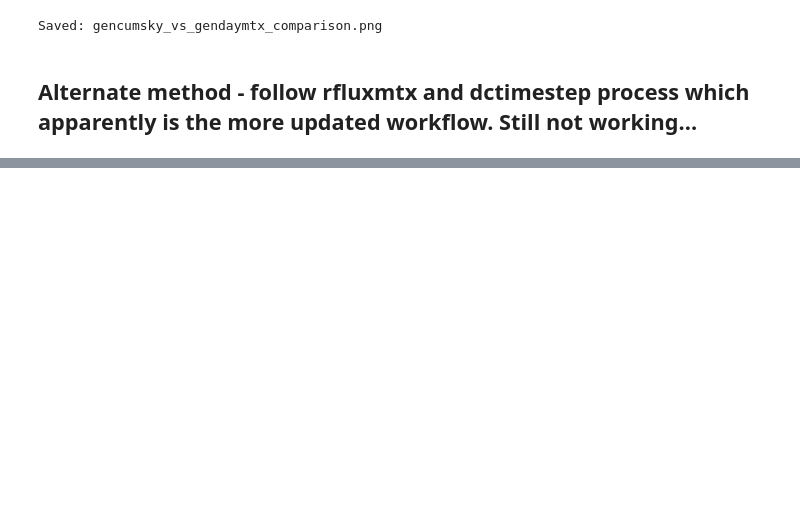
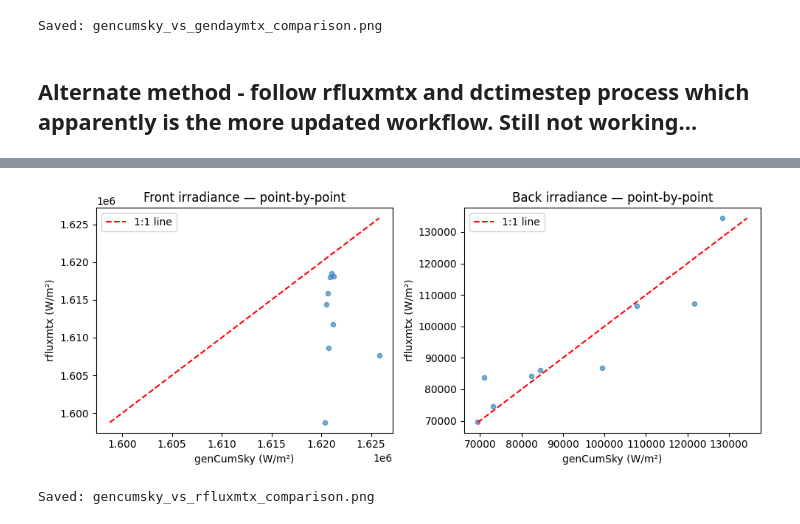
Before and after one commit to NatLabRockies/bifacial_radiance, a Jupyter notebook: docs/development/(dev) test_gencumskyMTX.ipynb, the cells around one changed output, grey strips where cells are left out. Cells and saved outputs as stored; diff of their text form; code cells hidden in the pictures; blank space fills up the shorter version.

Commit message:
working rfluxmtx workflow (but it takes longer and is extra steps)

```diff
--- a/docs/development/(dev) test_gencumskyMTX.ipynb
+++ b/docs/development/(dev) test_gencumskyMTX.ipynb
@@ -631,12 +696,13 @@ if err is not None:
 # Now use `dctimestep` to multiply the geometric matrix ($\mathbf{D}$) by the annual sky matrix ($\mathbf{S}$).
 # dctimestep daylight_coefficients.mtx annual_sky.smx > final_results.dat
 cmd = "dctimestep daylight_coefficients.mtx EPWs/totalirrad_results.mtx"
-WM2_out,err = _popen(cmd,None)
+text_data,err = _popen(cmd,None)
 if err is not None:
     if err[0:5] == 'error':
         raise Exception(err[7:])
     else:
         print(err)
 # %%
-print(WM2_out)  #Not a good match...
+annual_front = convert_to_annual_whm2(text_data)
+print(annual_front)  #good match...
 # %% [output]
@@ -664,0 +740,17 @@ rvu -ab 1 -vta -vp 0.0 0.38989 0.38085 -vd 0.0 0.174 -0.985 -vu 0 0 1 -vh 180 -v
+# %%
+
+res_annual = pd.DataFrame()
+res_annual['Wm2Front'] = annual_front
+res_annual['Wm2Back'] = annual_back
+
+print("=" * 75)
+print(f"{'':30s} {'genCumSky':>10s} {'gendaymtx':>10s} {'rfluxmtx':>10s}")
+print("=" * 75)
+print(f"{'Front irradiance (Wh/m²)':30s} {front_orig:10.2f} {front_new:10.2f} {np.mean(annual_front):10.2f}")
+print(f"{'Back  irradiance (Wh/m²)':30s} {back_orig:10.2f}  {back_new:10.2f} {np.mean(annual_back):10.2f}")
+print(f"{'Bifacial ratio':30s} {back_orig/front_orig:10.4f} {back_new/front_new:10.4f} {np.mean(annual_back)/np.mean(annual_front):10.4f}")
+print("=" * 75)
+print(f"{'Front Δ (Wh/m²)':30s} {front_new - front_orig:+10.2f}")
+print(f"{'Back  Δ (Wh/m²)':30s} {back_new  - back_orig:+10.2f}")
+print(f"{'Front Δ (%)':30s} {100*(front_new-front_orig)/front_orig:+10.2f}%  {100*(np.mean(annual_front)-front_orig)/front_orig:+10.2f}%")
+print(f"{'Back  Δ (%)':30s} {100*(back_new -back_orig )/back_orig:+10.2f}%  {100*(np.mean(annual_back) -back_orig )/back_orig:+10.2f}%")
@@ -664,0 +769,22 @@ rvu -ab 1 -vta -vp 0.0 0.38989 0.38085 -vd 0.0 0.174 -0.985 -vu 0 0 1 -vh 180 -v
+# %%
+import matplotlib.pyplot as plt
+
+fig, axes = plt.subplots(1, 2, figsize=(10, 4))
+
+for ax, col, label in zip(axes, ['Wm2Front', 'Wm2Back'], ['Front', 'Back']):
+    ax.scatter(res_orig[col], res_annual[col], alpha=0.6, s=20)
+    lims = [min(res_orig[col].min(), res_annual[col].min()),
+            max(res_orig[col].max(), res_annual[col].max())]
+    ax.plot(lims, lims, 'r--', label='1:1 line')
+    ax.set_xlabel('genCumSky (W/m²)')
+    ax.set_ylabel('rfluxmtx (W/m²)')
+    ax.set_title(f'{label} irradiance — point-by-point')
+    ax.legend()
+
+plt.tight_layout()
+plt.savefig('gencumsky_vs_rfluxmtx_comparison.png', dpi=100)
+plt.show()
+print("Saved: gencumsky_vs_rfluxmtx_comparison.png")
+# %% [output]
+[figure, added]
+Saved: gencumsky_vs_rfluxmtx_comparison.png
```
Also changed, not shown: parts of 24 cells of this notebook.
